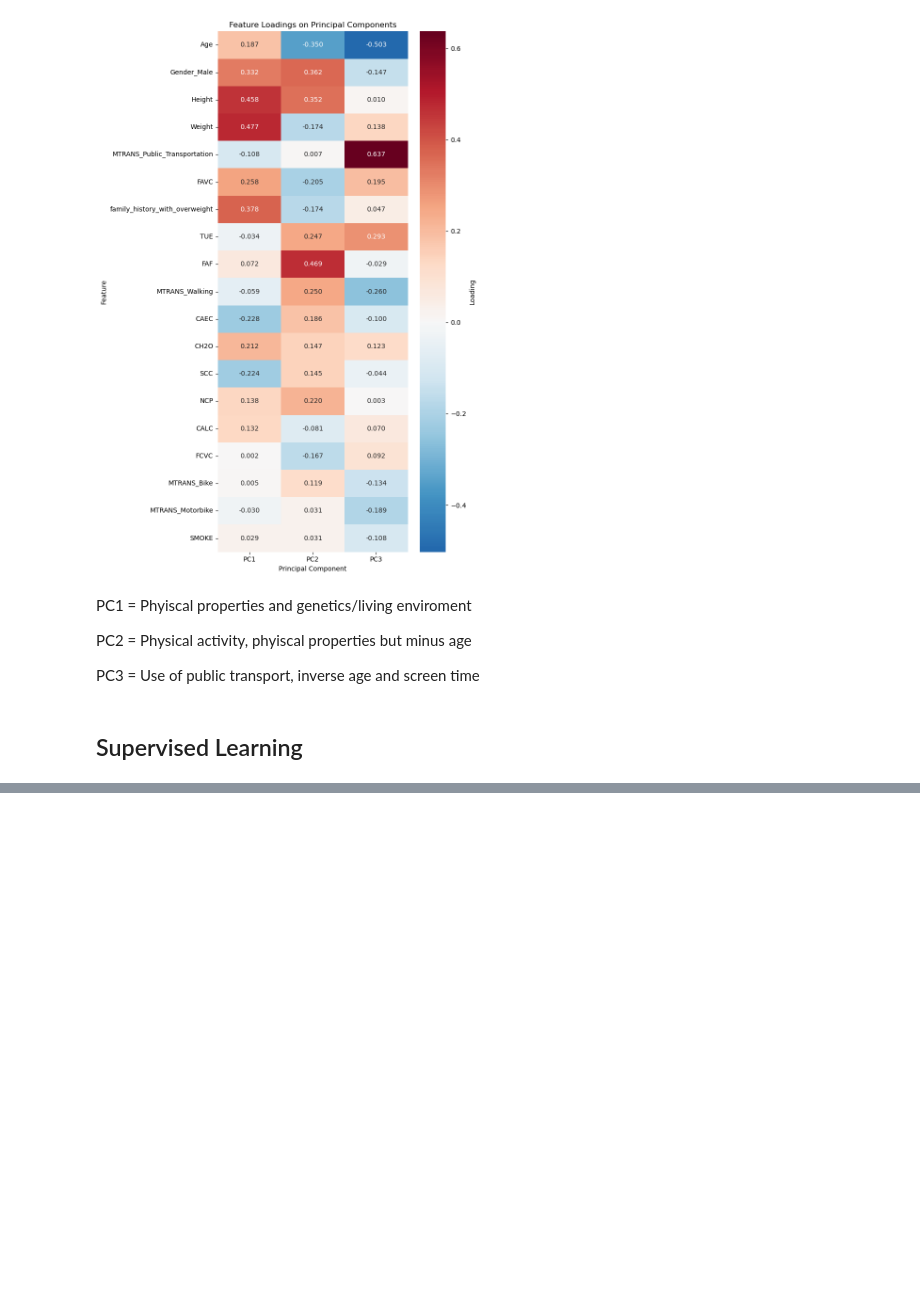
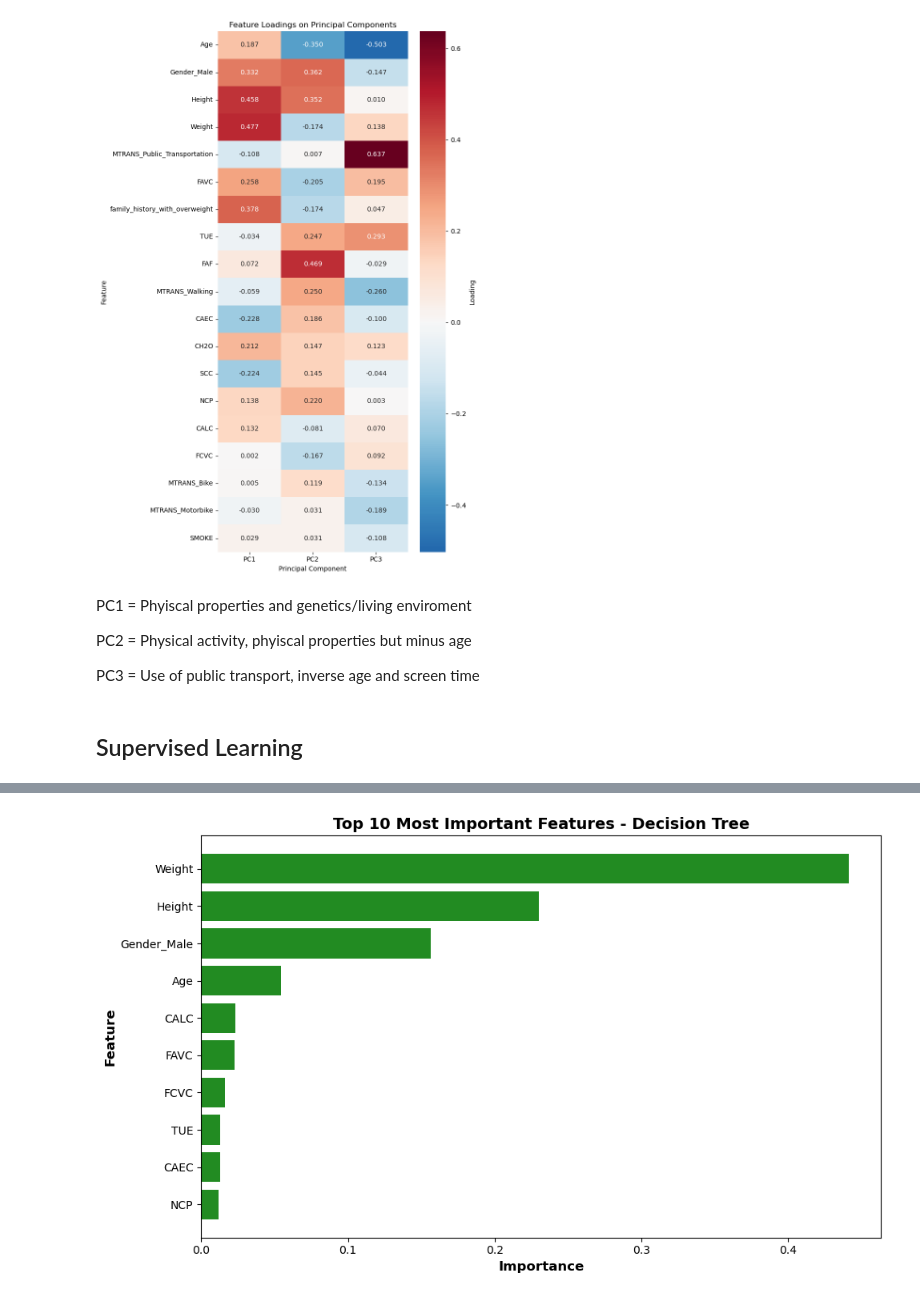
Before and after one commit to r-leeper/scu_obesity_assignment, a Jupyter notebook: CS818_Assignment.ipynb, the cells around one changed output, grey strips where cells are left out. Saved outputs shown, nothing was run; the diff lists cells and outputs as text; code cells hidden in the pictures; blank space fills up the shorter version.

```diff
--- a/CS818_Assignment.ipynb
+++ b/CS818_Assignment.ipynb
@@ -1091,0 +1216,3 @@ PC3 = Use of public transport, inverse age and screen time
+# %%
+# Set up standard scaler
+scaler = StandardScaler()
@@ -1091,0 +1245,11 @@ PC3 = Use of public transport, inverse age and screen time
+# %%
+# Automatically multiclassify with LogisticRegression
+log_reg = LogisticRegression(
+    solver='lbfgs',
+    max_iter=1000,   # make sure model converges
+    random_state=13,   # unlucky for some
+    C=1.0
+)
+
+# Train the model
+log_reg.fit(X_train_scaled, y_train)
@@ -1091,0 +1445,6 @@ PC3 = Use of public transport, inverse age and screen time
+# %%
+# Get feature importance into dataframe
+feature_importance = pd.DataFrame({
+    'feature': X_train_enc.columns,
+    'importance': dt_clf.feature_importances_
+}).sort_values('importance', ascending=False)
@@ -1091,0 +1471,15 @@ PC3 = Use of public transport, inverse age and screen time
+# %%
+# plot top 10 features
+top_features = feature_importance.head(10)
+plt.figure(figsize=(10, 6))
+
+plt.barh(range(len(top_features)), top_features['importance'], color='forestgreen')
+plt.yticks(range(len(top_features)), top_features['feature'])
+plt.xlabel('Importance', fontsize=12, fontweight='bold')
+plt.ylabel('Feature', fontsize=12, fontweight='bold')
+plt.title('Top 10 Most Important Features - Decision Tree', fontsize=14, fontweight='bold')
+plt.gca().invert_yaxis()  # Highest importance at top
+plt.tight_layout()
+plt.show()
+# %% [output]
+[figure, added]
```
Also changed, not shown: parts of 85 cells of this notebook.
